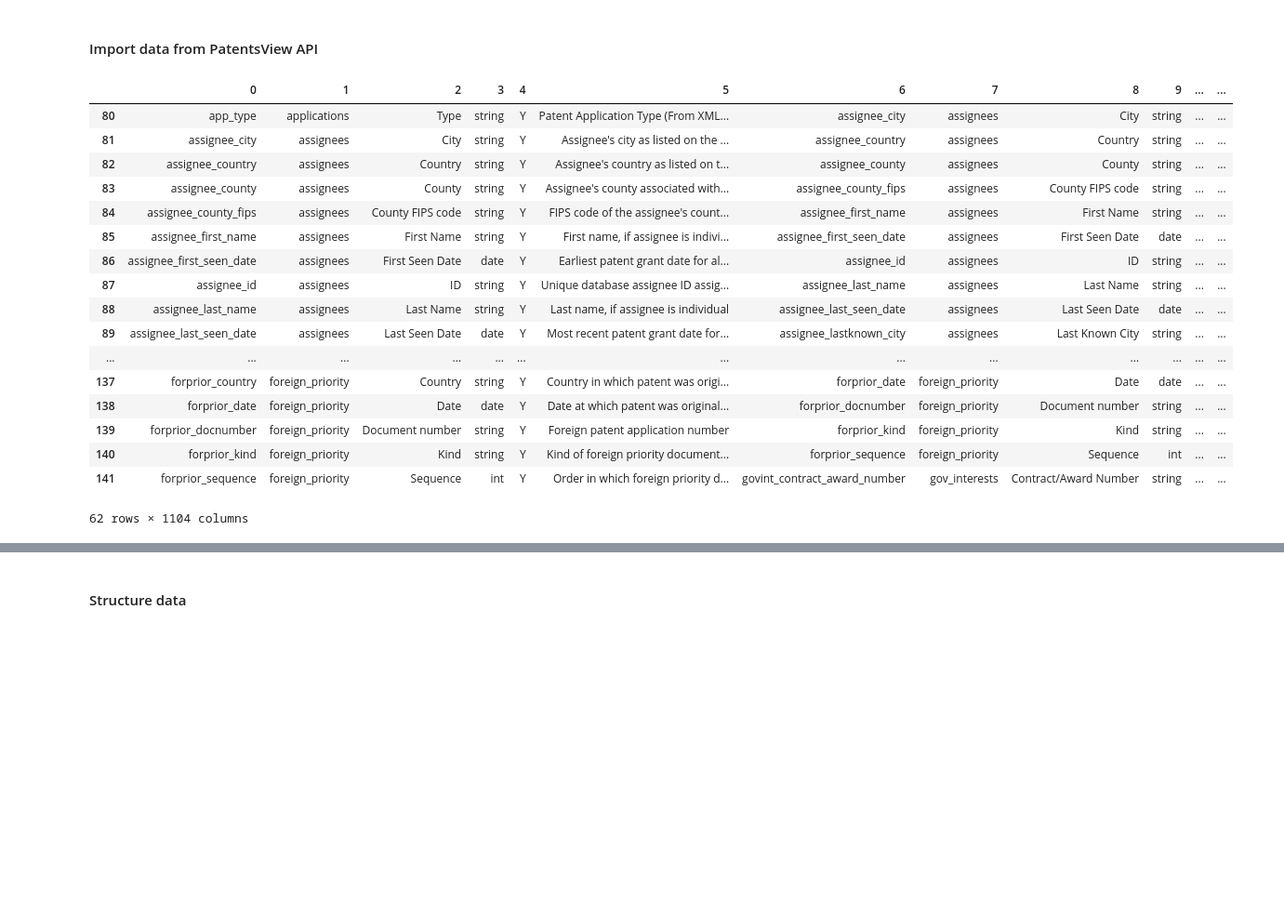
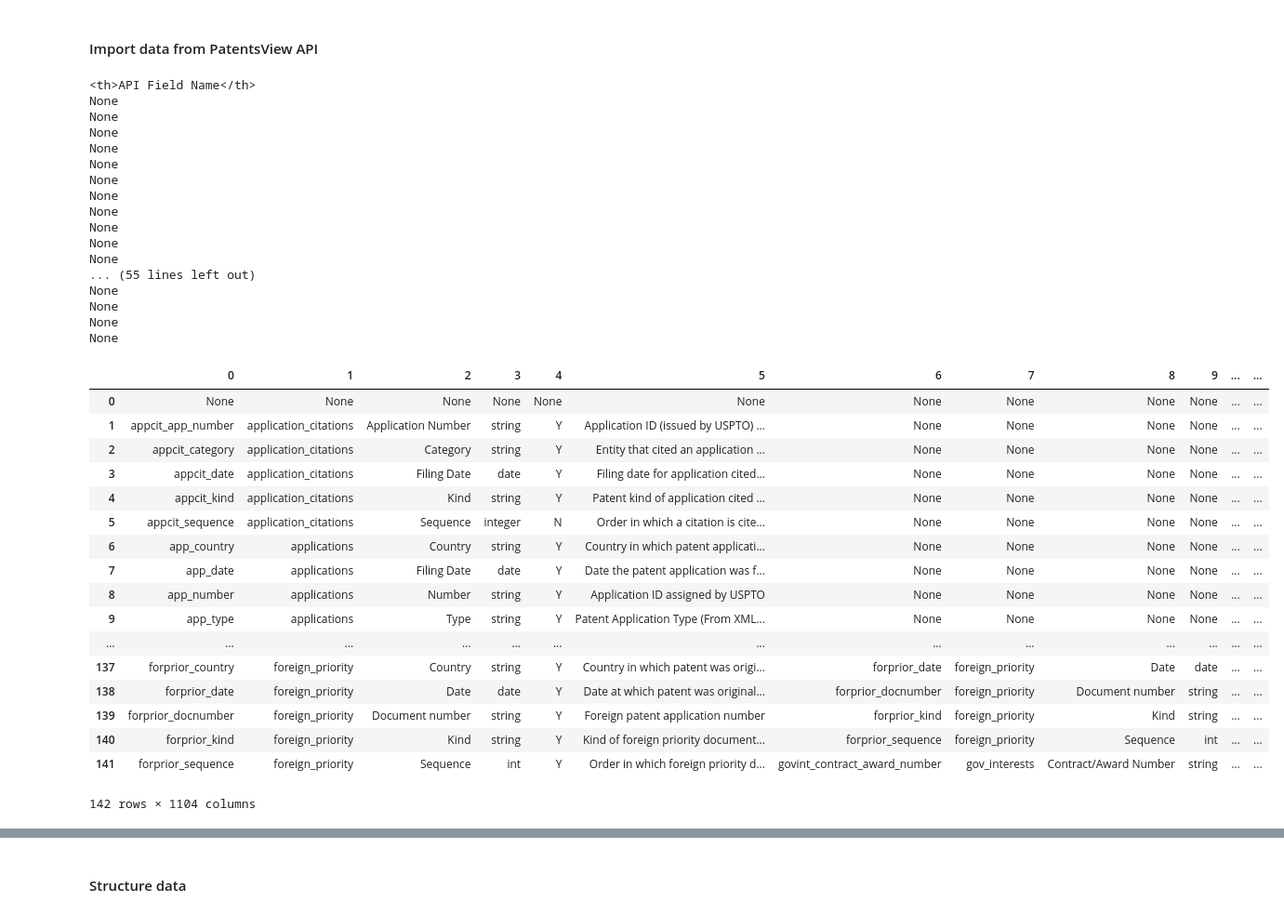
Before and after one commit to glmack/techniche, a Jupyter notebook: model_selection/topic_model.ipynb, the cells around one changed output, grey strips where cells are left out. Shown at 93% size. Drawn from its saved outputs; the diff is of its cells as text; code cells hidden in the pictures; blank space fills up the shorter version.

Commit message:
update minor edits to topic_model.ipynb re: build patent fields list

```diff
--- a/model_selection/topic_model.ipynb
+++ b/model_selection/topic_model.ipynb
@@ -50,6 +50,8 @@ The autoreload extension is already loaded. To reload it, use:
   %reload_ext autoreload
 # %%
 np.random.seed(3)
+# %%
+pd.set_option('display.max_rows', 200)
 # %% [markdown]
 ### Import Data
 # %% [markdown]
@@ -90,51 +92,65 @@ def get_patent_fields():
 
     soup = BeautifulSoup(page.text, 'html.parser')
     table = soup.find(class_='table table-striped documentation-fieldlist')
-#     table_rows = table.find_all('tr')
-#     for tr in table_rows:
-#         th = table_rows.find_all('th')
-#         header_row = [th.text for tr in th]
-#         l.append(header_row)
-
     table_rows = table.find_all('tr')
 
     for tr in table_rows:
-        # th = table_rows.find_all('th')
-        # header_row = [th.text for tr in th]
-        # l.append(header_row)
+        th = tr.find('th')
+        print(th)
+#         row = [tr.text for tr in th]
+#         l.append(row)
+
+    for tr in table_rows:
         td = tr.find_all('td')
         row = [tr.text for tr in td]
         l.append(row)
 
     for tr in table_rows:
-        td = tr.find_all_next('td')
-        row = [tr.text for tr in td]
+        th = tr.find_all_next('td')
+        row = [tr.text for tr in th]
         l.append(row)
 
     df = pd.DataFrame(l)
     return df
 # %%
 df_fields = get_patent_fields()
-df_fields[80:]
+df_fields
 # %% [output]
+<th>API Field Name</th>
+None
+None
+None
+None
+None
+None
+None
+None
+None
+None
+None
+... (55 lines left out)
+None
+None
+None
+None
 |  | 0 | 1 | 2 | 3 | 4 | 5 | 6 | 7 | 8 | 9 | ... | ... |
-| 80 | app_type | applications | Type | string | Y | Patent Application Type (From XML... | assignee_city | assignees | City | string | ... | ... |
-| 81 | assignee_city | assignees | City | string | Y | Assignee's city as listed on the ... | assignee_country | assignees | Country | string | ... | ... |
-| 82 | assignee_country | assignees | Country | string | Y | Assignee's country as listed on t... | assignee_county | assignees | County | string | ... | ... |
-| 83 | assignee_county | assignees | County | string | Y | Assignee's county associated with... | assignee_county_fips | assignees | County FIPS code | string | ... | ... |
-| 84 | assignee_county_fips | assignees | County FIPS code | string | Y | FIPS code of the assignee's count... | assignee_first_name | assignees | First Name | string | ... | ... |
-| 85 | assignee_first_name | assignees | First Name | string | Y | First name, if assignee is indivi... | assignee_first_seen_date | assignees | First Seen Date | date | ... | ... |
-| 86 | assignee_first_seen_date | assignees | First Seen Date | date | Y | Earliest patent grant date for al... | assignee_id | assignees | ID | string | ... | ... |
-| 87 | assignee_id | assignees | ID | string | Y | Unique database assignee ID assig... | assignee_last_name | assignees | Last Name | string | ... | ... |
-| 88 | assignee_last_name | assignees | Last Name | string | Y | Last name, if assignee is individual | assignee_last_seen_date | assignees | Last Seen Date | date | ... | ... |
-| 89 | assignee_last_seen_date | assignees | Last Seen Date | date | Y | Most recent patent grant date for... | assignee_lastknown_city | assignees | Last Known City | string | ... | ... |
+| 0 | None | None | None | None | None | None | None | None | None | None | ... | ... |
+| 1 | appcit_app_number | application_citations | Application Number | string | Y | Application ID (issued by USPTO) ... | None | None | None | None | ... | ... |
+| 2 | appcit_category | application_citations | Category | string | Y | Entity that cited an application ... | None | None | None | None | ... | ... |
+| 3 | appcit_date | application_citations | Filing Date | date | Y | Filing date for application cited... | None | None | None | None | ... | ... |
+| 4 | appcit_kind | application_citations | Kind | string | Y | Patent kind of application cited ... | None | None | None | None | ... | ... |
+| 5 | appcit_sequence | application_citations | Sequence | integer | N | Order in which a citation is cite... | None | None | None | None | ... | ... |
+| 6 | app_country | applications | Country | string | Y | Country in which patent applicati... | None | None | None | None | ... | ... |
+| 7 | app_date | applications | Filing Date | date | Y | Date the patent application was f... | None | None | None | None | ... | ... |
+| 8 | app_number | applications | Number | string | Y | Application ID assigned by USPTO | None | None | None | None | ... | ... |
+| 9 | app_type | applications | Type | string | Y | Patent Application Type (From XML... | None | None | None | None | ... | ... |
 | ... | ... | ... | ... | ... | ... | ... | ... | ... | ... | ... | ... | ... |
 | 137 | forprior_country | foreign_priority | Country | string | Y | Country in which patent was origi... | forprior_date | foreign_priority | Date | date | ... | ... |
 | 138 | forprior_date | foreign_priority | Date | date | Y | Date at which patent was original... | forprior_docnumber | foreign_priority | Document number | string | ... | ... |
 | 139 | forprior_docnumber | foreign_priority | Document number | string | Y | Foreign patent application number | forprior_kind | foreign_priority | Kind | string | ... | ... |
 | 140 | forprior_kind | foreign_priority | Kind | string | Y | Kind of foreign priority document... | forprior_sequence | foreign_priority | Sequence | int | ... | ... |
 | 141 | forprior_sequence | foreign_priority | Sequence | int | Y | Order in which foreign priority d... | govint_contract_award_number | gov_interests | Contract/Award Number | string | ... | ... |
-62 rows × 1104 columns
+142 rows × 1104 columns
 # %%
 #%%capture
 data = get_ml_patents()
```
Also changed, not shown: parts of 1 cell of this notebook.
